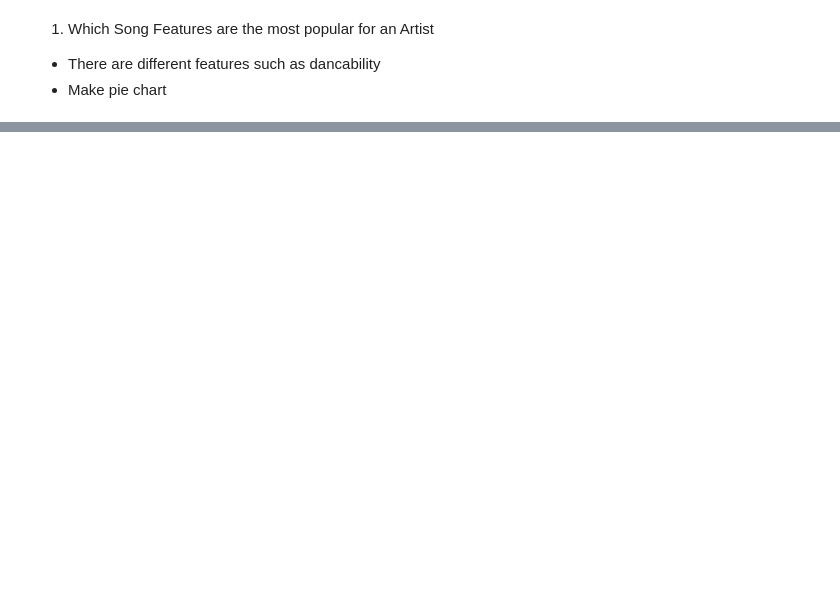
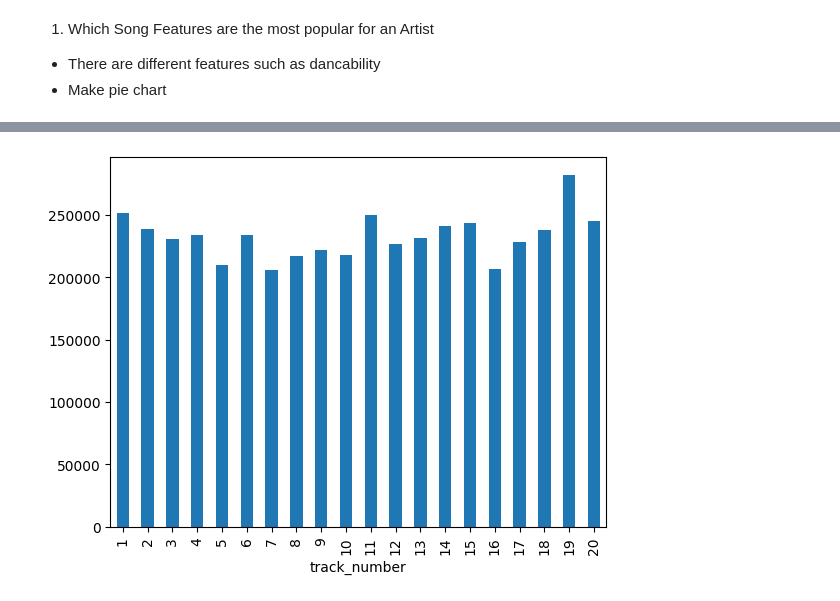
Before and after one commit to schao021/Spotify_Analysis, a Jupyter notebook: spotify_analysis.ipynb, the cells around one changed output, grey strips where cells are left out. Cells and saved outputs as stored; diff of their text form; code cells hidden in the pictures; blank space fills up the shorter version.

```diff
--- a/spotify_analysis.ipynb
+++ b/spotify_analysis.ipynb
@@ -65,4 +72,4 @@ total_song_list = []
 for album_id in total_id:
     # print(type(album_id))
     tracks = sp.get_tracks_from_albums(token,album_id)
-    # total_song_list.extend(tracks)
+    total_song_list.extend(tracks)
@@ -70,0 +93,8 @@ JSONDecodeError: Expecting value: line 1 column 1 (char 0)
+# %%
+total_track_list = []
+for track in total_song_list:
+    tracks = sp.get_tracks_using_id(token, track['id'])
+    total_track_list.append(tracks)
+# %%
+df_total_track = pd.DataFrame(total_track_list)
+df_total_track.head(25)
@@ -70,0 +119,4 @@ JSONDecodeError: Expecting value: line 1 column 1 (char 0)
+# %%
+df_total_track_cleaned = df_total_track[['track_number', 'name', 'popularity', 'id', 'duration_ms']].copy()
+df_track_number_pop = df_total_track_cleaned.groupby('track_number')['duration_ms'].median()
+df_track_number_pop
@@ -70,0 +141,5 @@ JSONDecodeError: Expecting value: line 1 column 1 (char 0)
+# %%
+df_track_number_pop.plot(kind='bar')
+plt.show()
+# %% [output]
+[figure, added]
```
Also changed, not shown: parts of 8 cells of this notebook, 1 other file.
